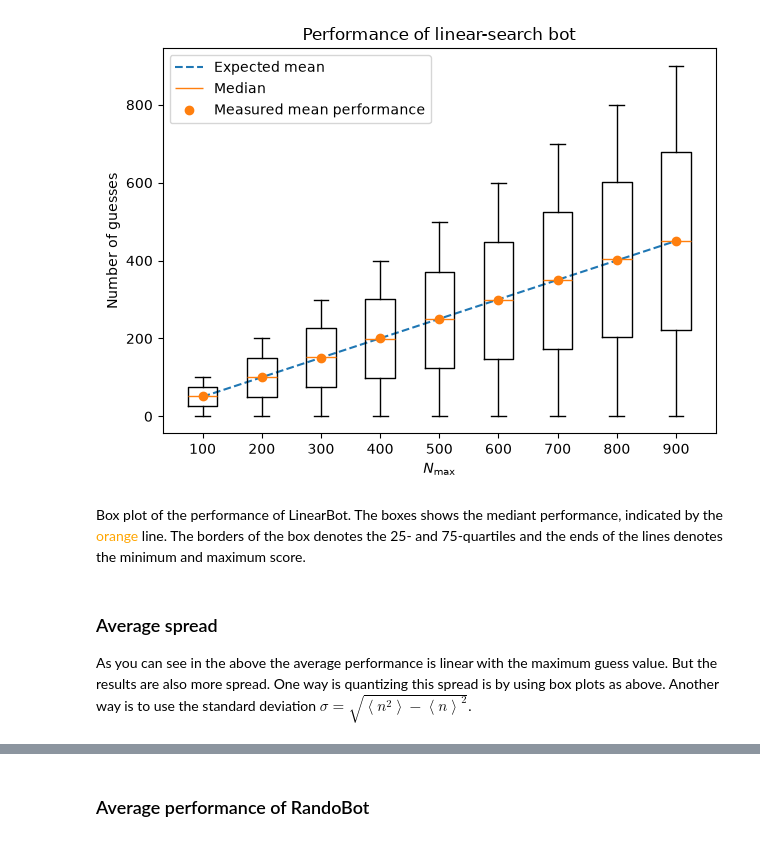
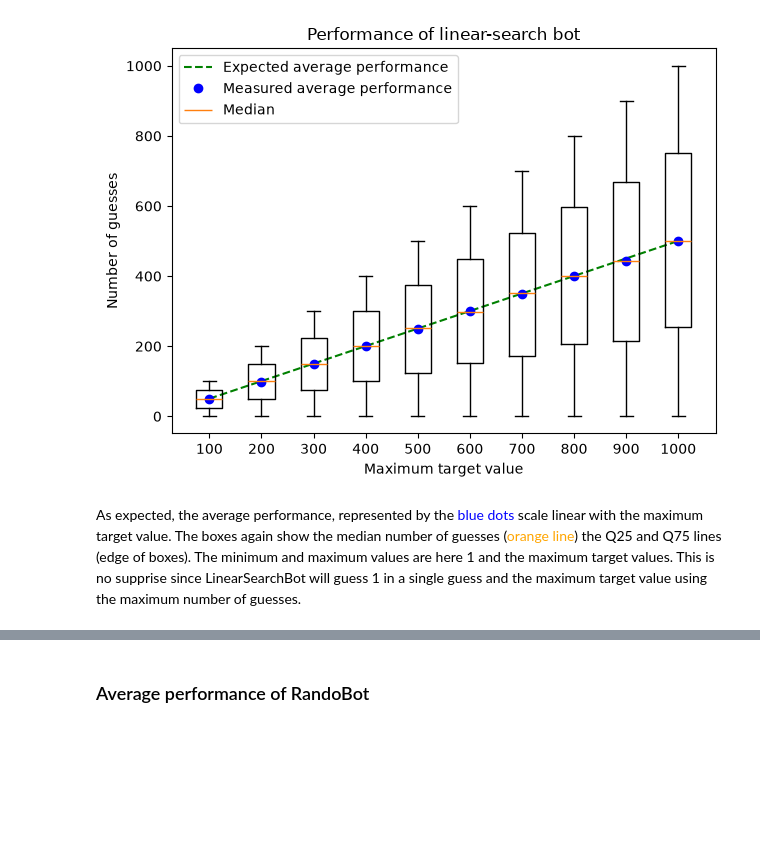
Before and after one commit to EmilCoding/NumberGame, a Jupyter notebook: PerformanceAnalysis.ipynb, the cells around one changed output, grey strips where cells are left out. Saved outputs shown, nothing was run; the diff lists cells and outputs as text; code cells hidden in the pictures; blank space fills up the shorter version.

```diff
--- a/PerformanceAnalysis.ipynb
+++ b/PerformanceAnalysis.ipynb
@@ -14,15 +35,12 @@ import matplotlib.pyplot as plt
 
 from numbergame.game import Game
 from numbergame.bots import LinearSearchBot
-from numbergame.statistics import RunStatistics
+from numbergame.statistics import run_experiment
 
 
 N_MAX = 1_000
 N_RUNS = 50_000
 
-bot = LinearSearchBot()
-game = Game(bot, max_target=N_MAX)
-
-statistics_single_run = RunStatistics(LinearSearchBot, [game.run() for _ in range(N_RUNS)])
+statistics_single_run = run_experiment(LinearSearchBot, N_MAX, N_RUNS)
 statistics_single_run
 # %% [output]
@@ -53,21 +73,19 @@ The expected performance is linear with $N_\text{max}$ also written as $\mathcal
 # %%
-"""
-Running 10_000 simulations for each size in [100, 200, 300, ..., 1_000]
-"""
+"""Running 10_000 simulations for each size in [100, 200, 300, ..., 1_000]"""
 import time
 import numpy as np
 
 N_RUNS = 10_000
 bot = LinearSearchBot()
 
-sizes = [int(x) for x in np.arange(100, 1_000, step=100, dtype=int)]
+sizes = [int(x) for x in np.arange(100, 1_001, step=100, dtype=int)]
 
 dataset_linear_search_bot = {}
 for n_max in sizes:
     print(f"Measure data for {n_max=} in: ", end="")
     game = Game(bot, max_target=n_max, max_questions=50_000)
     t_start = time.perf_counter()
-    dataset_linear_search_bot[n_max] = RunStatistics(LinearSearchBot, [game.run() for _ in range(N_RUNS)])
+    dataset_linear_search_bot[n_max] = run_experiment(game, N_RUNS, verbose=False)
     t_end = time.perf_counter()
     print(f"{t_end - t_start:0.1f} seconds")
 dataset_linear_search_bot
@@ -93,28 +120,24 @@ Measure data for n_max=900 in: 1.9 seconds
 # %%
 import numpy as np
 
 size_array = np.array(list(dataset_linear_search_bot), dtype=int)
 data_array = np.array([data.quarentiles for data in dataset_linear_search_bot.values()]).T
 
 
 fig, ax = plt.subplots()
-ax.plot(size_array, 0.5 * (size_array + 1), '--', label='Expected mean')
+ax.plot(size_array, 0.5 * (size_array + 1), '--', color='green', label='Expected average performance')
+ax.plot(size_array, [data.mean for data in dataset_linear_search_bot.values()], 'ob', label='Measured average performance')
 ax.boxplot(data_array,
            positions=list(dataset_linear_search_bot),
            widths=(sizes[1] - sizes[0]) // 2,
            label='Median')
-ax.plot(size_array, [data.mean for data in dataset_linear_search_bot.values()], 'o', label='Measured mean performance')
 
-ax.set_xlabel('$N_\\text{max}$')
+ax.set_xlabel('Maximum target value')
 ax.set_ylabel('Number of guesses')
 ax.set_title('Performance of linear-search bot')
 ax.legend()
 fig.tight_layout()
 # %% [output]
-[figure, old version]
+[figure, new version]
 # %% [markdown]
-Box plot of the performance of LinearBot. The boxes shows the mediant performance, indicated by the <span style="color:orange;">orange</span> line. The borders of the box denotes the 25- and 75-quartiles and the ends of the lines denotes the minimum and maximum score.
+As expected, the average performance, represented by the <span style="color:blue;">blue dots</span> scale linear with the maximum target value. The boxes again show the median number of guesses (<span style="color:orange;">orange line</span>) the Q25 and Q75 lines (edge of boxes). The minimum and maximum values are here 1 and the maximum target values. This is no supprise since LinearSearchBot will guess 1 in a single guess and the maximum target value using the maximum number of guesses.
-# %% [markdown]
-### Average spread
-
-As you can see in the above the average performance is linear with the maximum guess value. But the results are also more spread. One way is quantizing this spread is by using box plots as above. Another way is to use the standard deviation $\sigma = \sqrt{\left\langle n^2\right\rangle - \left\langle n\right\rangle^2}$.
```
Also changed, not shown: parts of 31 cells of this notebook, 6 other files.
